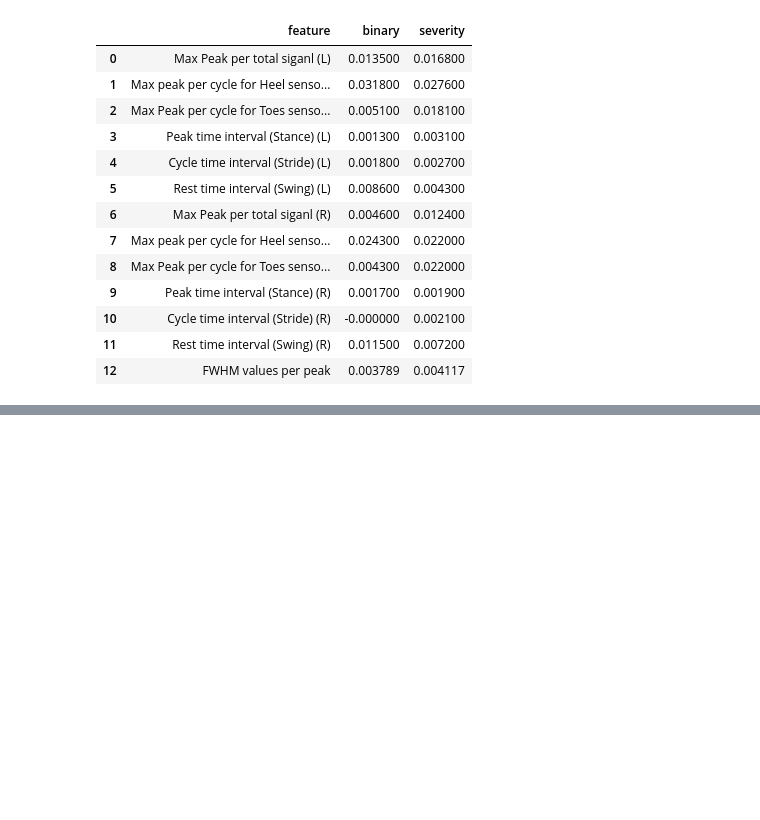
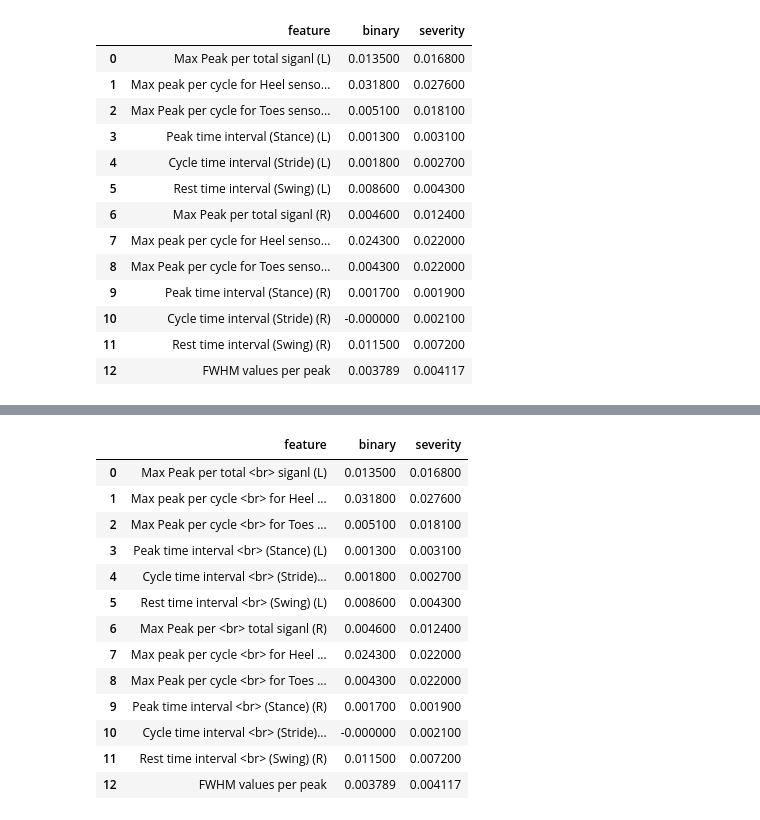
Before and after one commit to Nemat-Allah-Aloush/Parkinson-Disease, a Jupyter notebook: Explaining/Explinability_Continue.ipynb, the cells around one changed output, grey strips where cells are left out. Saved outputs shown, nothing was run; the diff lists cells and outputs as text; code cells hidden in the pictures; blank space fills up the shorter version.

```diff
--- a/Explaining/Explinability_Continue.ipynb
+++ b/Explaining/Explinability_Continue.ipynb
@@ -277,3 +279,6 @@ fig.update_layout(
 fig.show()
 # %% [output]
 [interactive output not drawn]
+# %%
+parquet_path = "/content/drive/MyDrive/ITMO-Master's/Thesis/3rd_semester/Data/parquet_files/"
+df = pd.read_parquet(parquet_path+'less_features_importance.gzip')
@@ -279,0 +302,15 @@ fig.show()
+# %%
+df.replace({'Max Peak per total siganl (R)':'Max Peak per <br> total siganl (R)',
+                    'Max peak per cycle for Heel sensor (R)':'Max peak per cycle <br> for Heel sensor (R)',
+                    'Max Peak per cycle for Toes sensor (R)':'Max Peak per cycle <br> for Toes sensor (R)',
+                    'Peak time interval (Stance) (R)':'Peak time interval <br> (Stance) (R)',
+                    'Cycle time interval (Stride) (R)':'Cycle time interval <br> (Stride) (R)',
+                    'Rest time interval (Swing) (R)':'Rest time interval <br> (Swing) (R)',
+                    'Max Peak per total siganl (L)':'Max Peak per total <br> siganl (L)',
+                    'Max peak per cycle for Heel sensor (L)':'Max peak per cycle <br> for Heel sensor (L)',
+                    'Max Peak per cycle for Toes sensor (L)':'Max Peak per cycle <br> for Toes sensor (L)',
+                    'Peak time interval (Stance) (L)':'Peak time interval <br> (Stance) (L)',
+                    'Cycle time interval (Stride) (L)':'Cycle time interval <br> (Stride) (L)',
+                    'Rest time interval (Swing) (L)':'Rest time interval <br> (Swing) (L)',
+                    'FWHM values':'FWHM values per peak',
+                    },inplace=True)
@@ -279,0 +327,19 @@ fig.show()
+# %%
+df=df.sort_values('binary')
+# %%
+df
+# %% [output]
+|  | feature | binary | severity |
+| 0 | Max Peak per total <br> siganl (L) | 0.013500 | 0.016800 |
+| 1 | Max peak per cycle <br> for Heel ... | 0.031800 | 0.027600 |
+| 2 | Max Peak per cycle <br> for Toes ... | 0.005100 | 0.018100 |
+| 3 | Peak time interval <br> (Stance) (L) | 0.001300 | 0.003100 |
+| 4 | Cycle time interval <br> (Stride)... | 0.001800 | 0.002700 |
+| 5 | Rest time interval <br> (Swing) (L) | 0.008600 | 0.004300 |
+| 6 | Max Peak per <br> total siganl (R) | 0.004600 | 0.012400 |
+| 7 | Max peak per cycle <br> for Heel ... | 0.024300 | 0.022000 |
+| 8 | Max Peak per cycle <br> for Toes ... | 0.004300 | 0.022000 |
+| 9 | Peak time interval <br> (Stance) (R) | 0.001700 | 0.001900 |
+| 10 | Cycle time interval <br> (Stride)... | -0.000000 | 0.002100 |
+| 11 | Rest time interval <br> (Swing) (R) | 0.011500 | 0.007200 |
+| 12 | FWHM values per peak | 0.003789 | 0.004117 |
```
Also changed, not shown: parts of 11 cells of this notebook.
